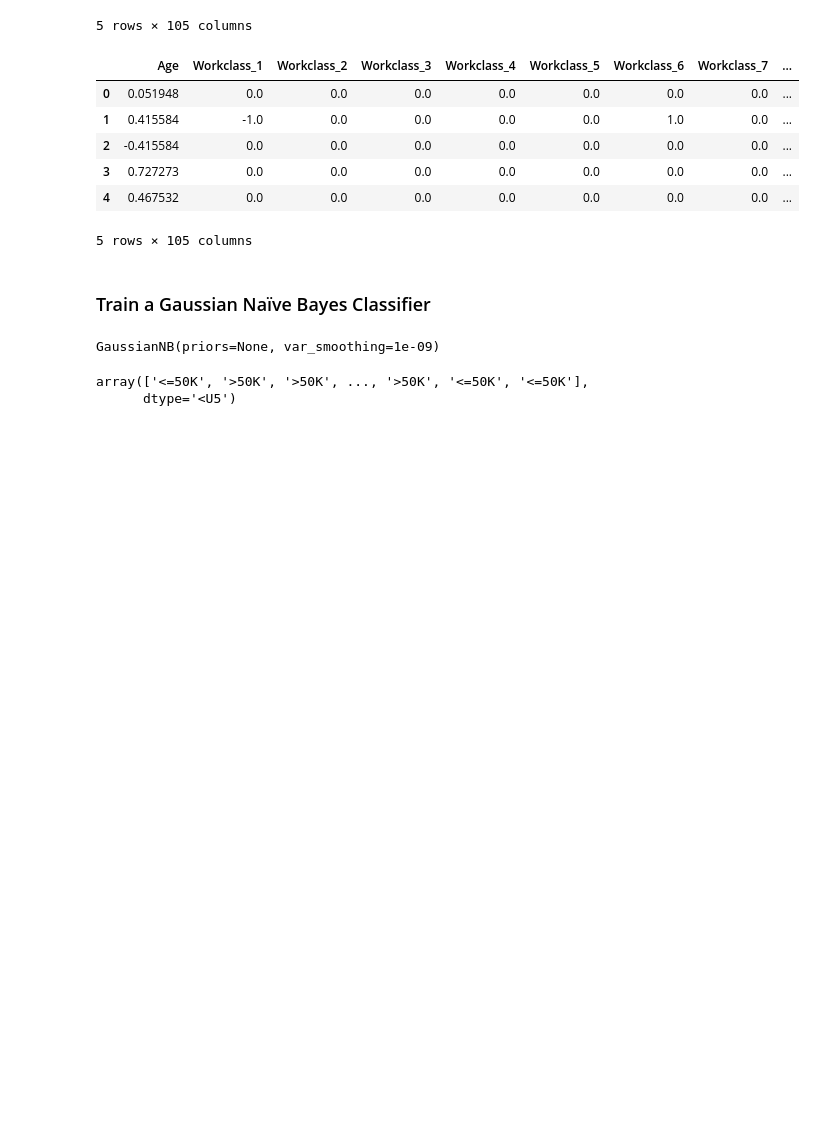
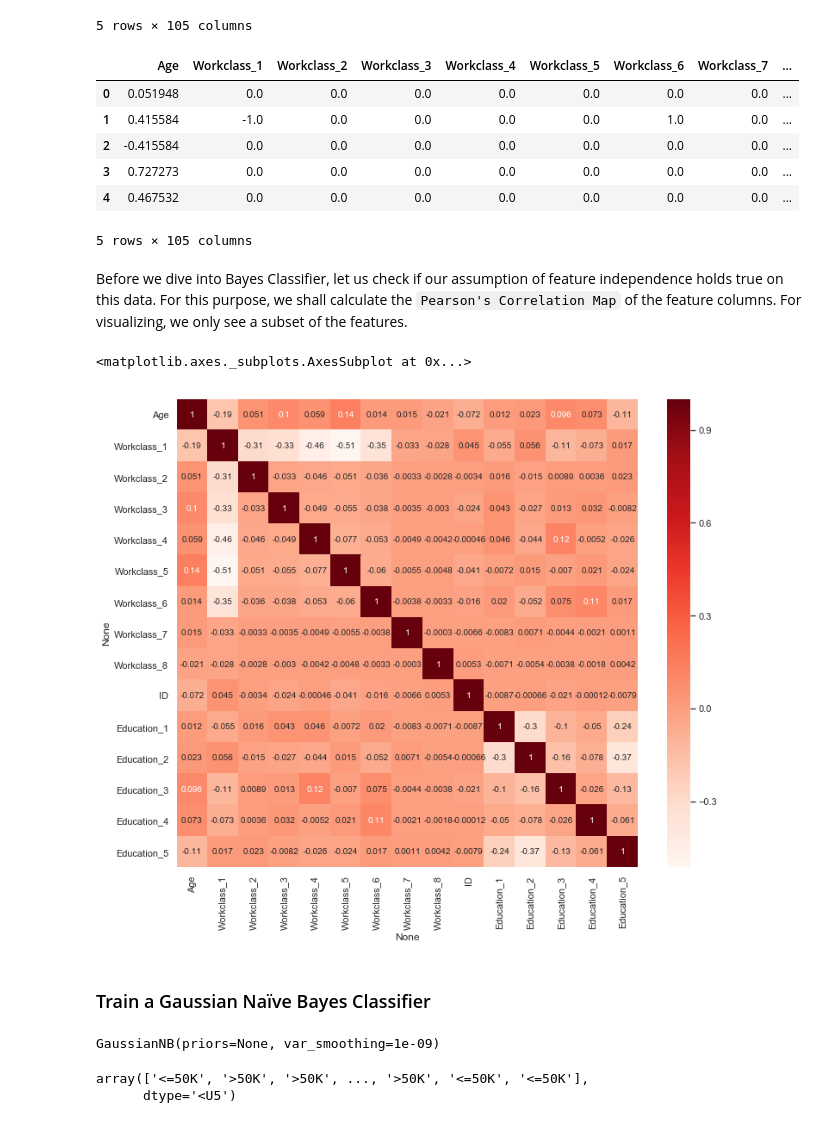
Before and after one commit to prateep03/Python-Tutorial, a Jupyter notebook: notebooks/Naive_Bayes_Classifier_Tutorial.ipynb, the cells around one changed output. Cells and saved outputs as stored; diff of their text form; code cells hidden in the pictures; blank space fills up the shorter version.

```diff
--- a/notebooks/Naive_Bayes_Classifier_Tutorial.ipynb
+++ b/notebooks/Naive_Bayes_Classifier_Tutorial.ipynb
@@ -366,6 +366,18 @@ X_test.head()
 | 3 | 0.727273 | 0.0 | 0.0 | 0.0 | 0.0 | 0.0 | 0.0 | 0.0 | ... |
 | 4 | 0.467532 | 0.0 | 0.0 | 0.0 | 0.0 | 0.0 | 0.0 | 0.0 | ... |
 5 rows × 105 columns
+# %% [markdown]
+Before we dive into Bayes Classifier, let us check if our assumption of feature independence holds true on this data. For this purpose, we shall calculate the `Pearson's Correlation Map` of the feature columns. For visualizing, we only see a subset of the features.
+# %%
+df = pd.DataFrame(X_train)
+
+corrMap = df.corr()
+
+plt.figure(figsize=(12,10))
+sns.heatmap(corrMap.iloc[:15,:15], annot=True, cmap=plt.cm.Reds,)
+# %% [output]
+<matplotlib.axes._subplots.AxesSubplot at 0x...>
+[figure, added]
 # %% [markdown]
 ### Train a Gaussian Naïve Bayes Classifier
 # %%
```
Also changed, not shown: 4 other files.
